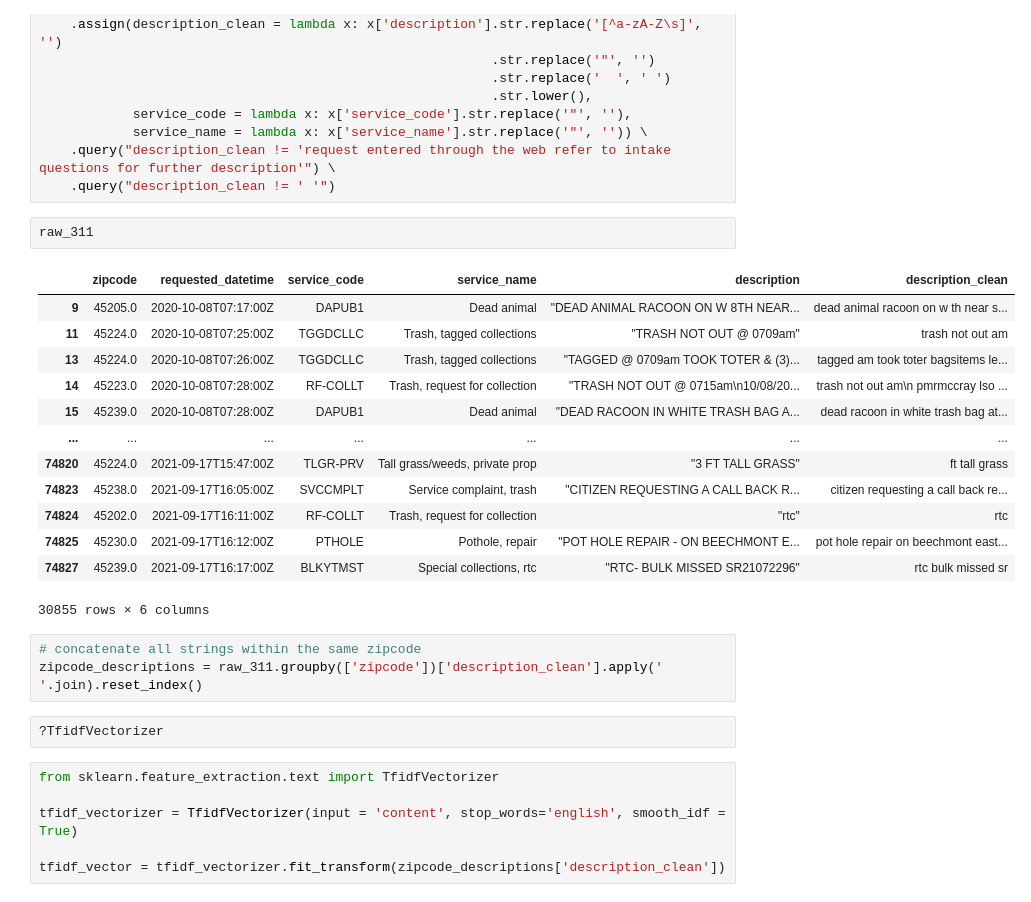
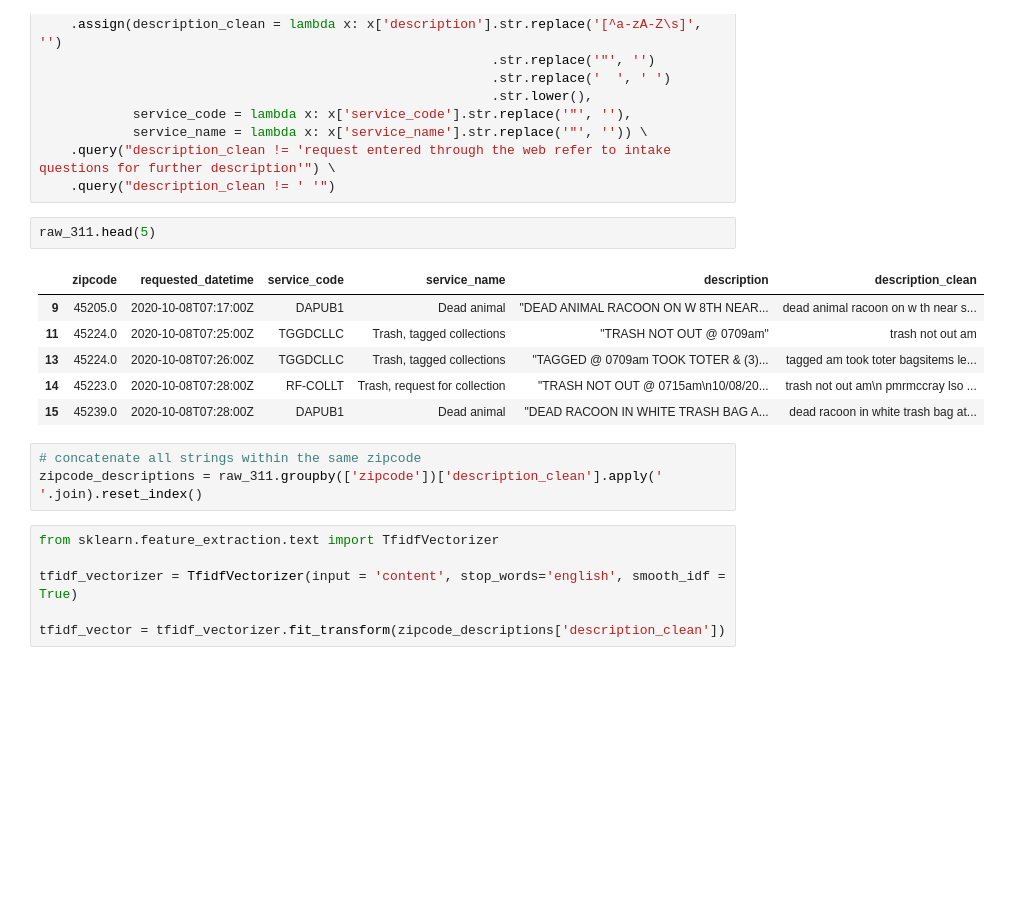
Before and after one commit to jmbahr/the-city-scraper, a Jupyter notebook: _notebooks/2021-08-25-text-analytics-311.ipynb, the cells around one changed output. Saved outputs shown, nothing was run; the diff lists cells and outputs as text; blank space fills up the shorter version.

```diff
--- a/_notebooks/2021-08-25-text-analytics-311.ipynb
+++ b/_notebooks/2021-08-25-text-analytics-311.ipynb
@@ -246,26 +248,17 @@ raw_311 = pd.read_json(raw_descriptions_query) \
     .query("description_clean != 'request entered through the web refer to intake questions for further description'") \
     .query("description_clean != ' '")
 # %%
-raw_311
+raw_311.head(5)
 # %% [output]
 |  | zipcode | requested_datetime | service_code | service_name | description | description_clean |
 | 9 | 45205.0 | 2020-10-08T07:17:00Z | DAPUB1 | Dead animal | "DEAD ANIMAL RACOON ON W 8TH NEAR... | dead animal racoon on w th near s... |
 | 11 | 45224.0 | 2020-10-08T07:25:00Z | TGGDCLLC | Trash, tagged collections | "TRASH NOT OUT @ 0709am" | trash not out am |
 | 13 | 45224.0 | 2020-10-08T07:26:00Z | TGGDCLLC | Trash, tagged collections | "TAGGED @ 0709am TOOK TOTER & (3)... | tagged am took toter bagsitems le... |
 | 14 | 45223.0 | 2020-10-08T07:28:00Z | RF-COLLT | Trash, request for collection | "TRASH NOT OUT @ 0715am\n10/08/20... | trash not out am\n pmrmccray lso ... |
 | 15 | 45239.0 | 2020-10-08T07:28:00Z | DAPUB1 | Dead animal | "DEAD RACOON IN WHITE TRASH BAG A... | dead racoon in white trash bag at... |
-| ... | ... | ... | ... | ... | ... | ... |
-| 74820 | 45224.0 | 2021-09-17T15:47:00Z | TLGR-PRV | Tall grass/weeds, private prop | "3 FT TALL GRASS" | ft tall grass |
-| 74823 | 45238.0 | 2021-09-17T16:05:00Z | SVCCMPLT | Service complaint, trash | "CITIZEN REQUESTING A CALL BACK R... | citizen requesting a call back re... |
-| 74824 | 45202.0 | 2021-09-17T16:11:00Z | RF-COLLT | Trash, request for collection | "rtc" | rtc |
-| 74825 | 45230.0 | 2021-09-17T16:12:00Z | PTHOLE | Pothole, repair | "POT HOLE REPAIR - ON BEECHMONT E... | pot hole repair on beechmont east... |
-| 74827 | 45239.0 | 2021-09-17T16:17:00Z | BLKYTMST | Special collections, rtc | "RTC- BULK MISSED SR21072296" | rtc bulk missed sr |
-30855 rows × 6 columns
 # %%
 # concatenate all strings within the same zipcode
 zipcode_descriptions = raw_311.groupby(['zipcode'])['description_clean'].apply(' '.join).reset_index()
-# %%
-?TfidfVectorizer
 # %%
 from sklearn.feature_extraction.text import TfidfVectorizer
 
```
Also changed, not shown: parts of 6 cells of this notebook.
